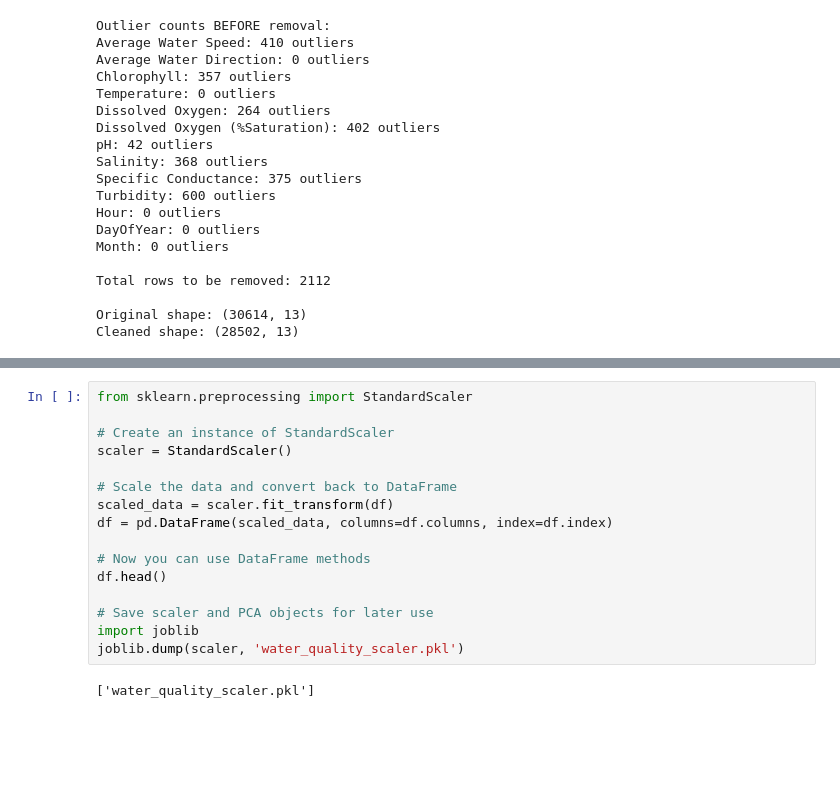
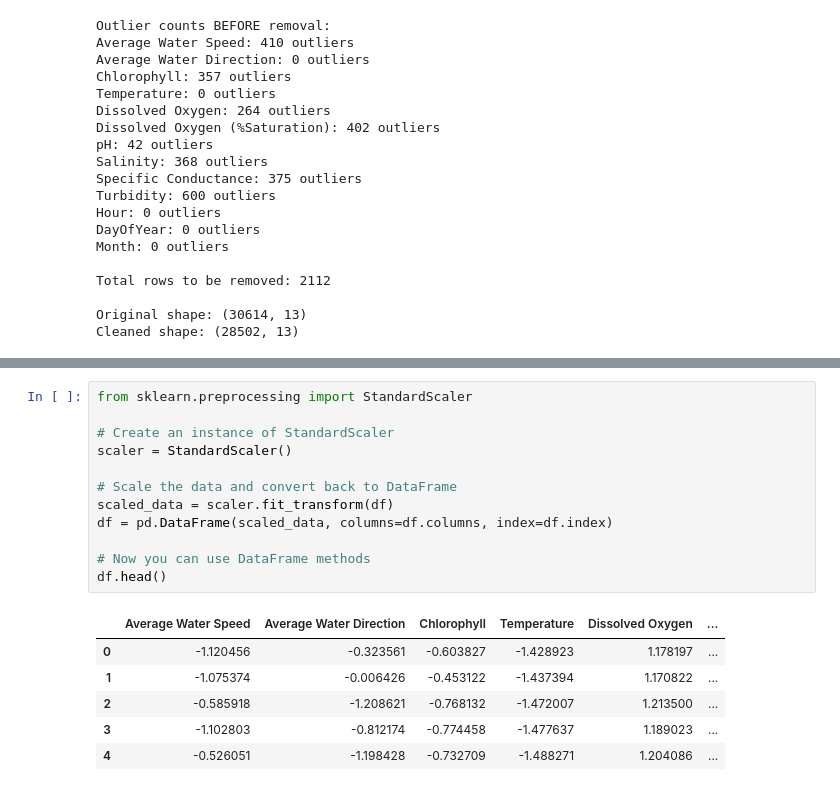
Before and after one commit to lapsapthong-16/cluster-water, a Jupyter notebook: preprocess-water.ipynb, the cells around one changed output, grey strips where cells are left out. Cells and saved outputs as stored; diff of their text form; blank space fills up the shorter version.

```diff
--- a/preprocess-water.ipynb
+++ b/preprocess-water.ipynb
@@ -297,18 +304,19 @@ df.head()
 # %%
 from sklearn.preprocessing import StandardScaler
 
 # Create an instance of StandardScaler
 scaler = StandardScaler()
 
 # Scale the data and convert back to DataFrame
 scaled_data = scaler.fit_transform(df)
 df = pd.DataFrame(scaled_data, columns=df.columns, index=df.index)
 
 # Now you can use DataFrame methods
 df.head()
-
-# Save scaler and PCA objects for later use
-import joblib
-joblib.dump(scaler, 'water_quality_scaler.pkl')
 # %% [output]
-['water_quality_scaler.pkl']
+|  | Average Water Speed | Average Water Direction | Chlorophyll | Temperature | Dissolved Oxygen | ... |
+| 0 | -1.120456 | -0.323561 | -0.603827 | -1.428923 | 1.178197 | ... |
+| 1 | -1.075374 | -0.006426 | -0.453122 | -1.437394 | 1.170822 | ... |
+| 2 | -0.585918 | -1.208621 | -0.768132 | -1.472007 | 1.213500 | ... |
+| 3 | -1.102803 | -0.812174 | -0.774458 | -1.477637 | 1.189023 | ... |
+| 4 | -0.526051 | -1.198428 | -0.732709 | -1.488271 | 1.204086 | ... |
```
Also changed, not shown: parts of 6 cells of this notebook, 3 other files.
